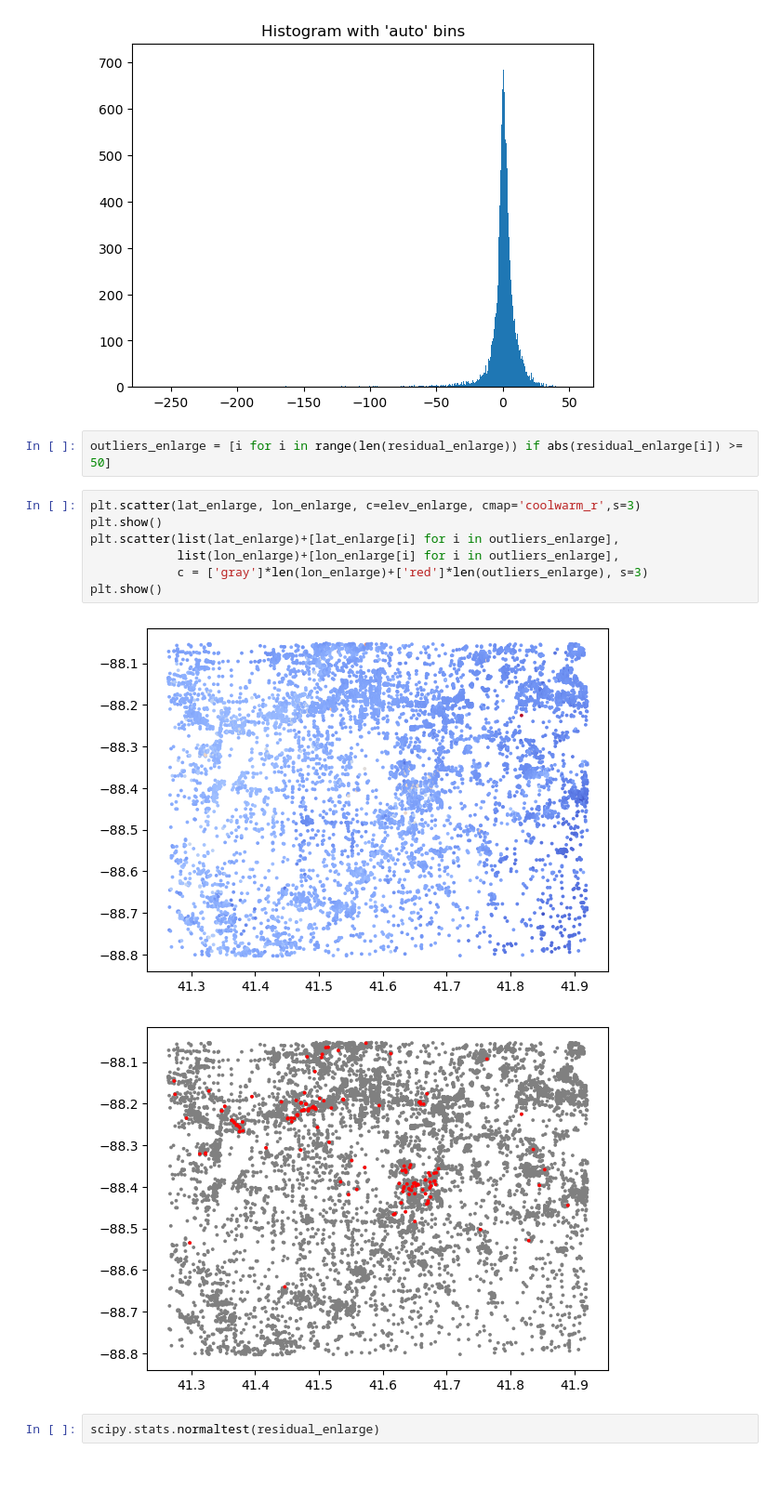
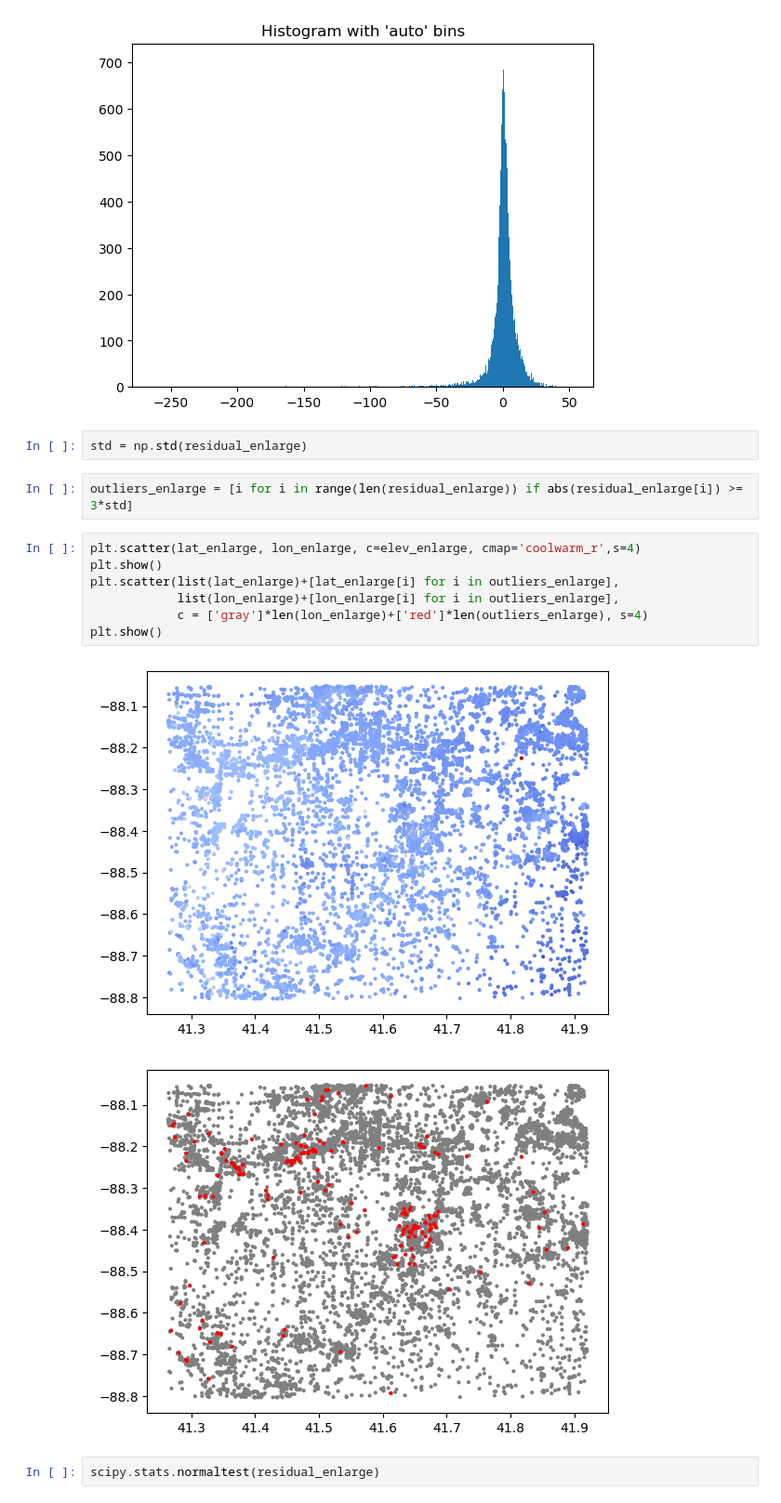
Before and after one commit to LittleFat3Tuan/STAT427_SP23_Proj2, a Jupyter notebook: numpy_interp.ipynb, the cells around one changed output. Shown at 93% size. Saved outputs shown, nothing was run; the diff lists cells and outputs as text; blank space fills up the shorter version.

```diff
--- a/numpy_interp.ipynb
+++ b/numpy_interp.ipynb
@@ -111,18 +111,20 @@ plt.title("Histogram with 'auto' bins")
 plt.show()
 # %% [output]
 [figure]
+# %%
+std = np.std(residual_enlarge)
 # %%
-outliers_enlarge = [i for i in range(len(residual_enlarge)) if abs(residual_enlarge[i]) >= 50]
+outliers_enlarge = [i for i in range(len(residual_enlarge)) if abs(residual_enlarge[i]) >= 3*std]
 # %%
-plt.scatter(lat_enlarge, lon_enlarge, c=elev_enlarge, cmap='coolwarm_r',s=3)
+plt.scatter(lat_enlarge, lon_enlarge, c=elev_enlarge, cmap='coolwarm_r',s=4)
 plt.show()
 plt.scatter(list(lat_enlarge)+[lat_enlarge[i] for i in outliers_enlarge],
             list(lon_enlarge)+[lon_enlarge[i] for i in outliers_enlarge],
-            c = ['gray']*len(lon_enlarge)+['red']*len(outliers_enlarge), s=3)
+            c = ['gray']*len(lon_enlarge)+['red']*len(outliers_enlarge), s=4)
 plt.show()
 # %% [output]
 [figure]
-[figure, old version]
+[figure, new version]
 # %%
 scipy.stats.normaltest(residual_enlarge)
 # %% [output]
```
Also changed, not shown: parts of 7 cells of this notebook.
